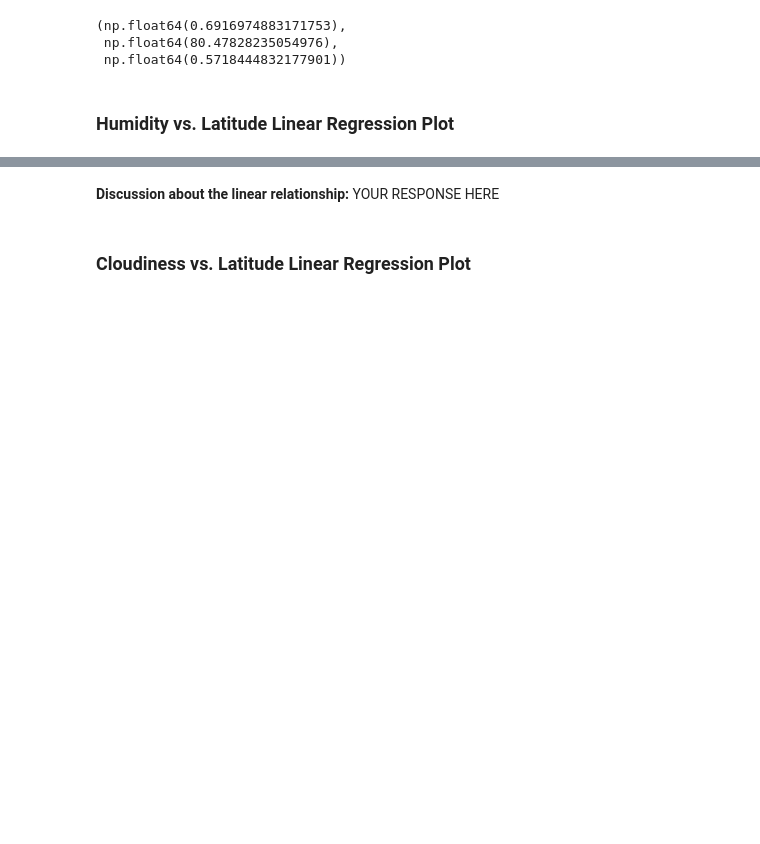
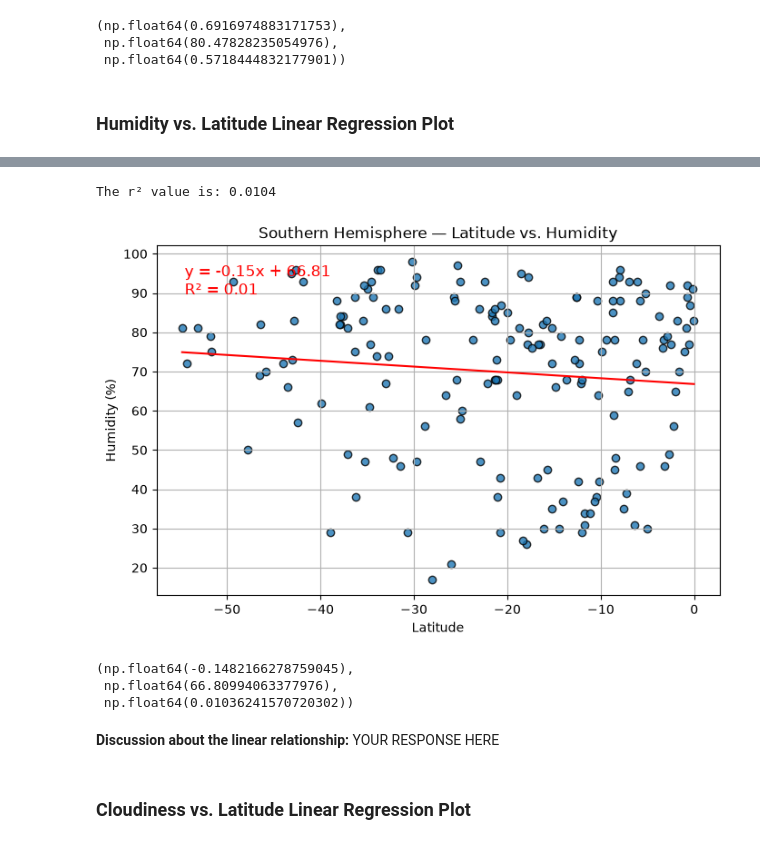
Before and after one commit to a1990alpalo/python-api-challenge-2023, a Jupyter notebook: WeatherPy.ipynb, the cells around one changed output, grey strips where cells are left out. Drawn from its saved outputs; the diff is of its cells as text; code cells hidden in the pictures; blank space fills up the shorter version.

```diff
--- a/WeatherPy.ipynb
+++ b/WeatherPy.ipynb
@@ -470,3 +434,20 @@ The r^2 value is: {r_value**2}
+# %%
+# Southern Hemisphere
+# Southern Hemisphere
+create_linear_regression_plot(
+    southern_hemi_df,
+    "Lat",
+    "Humidity",
+    "Southern Hemisphere — Latitude vs. Humidity",
+    "Humidity (%)",
+    "southern_humidity_regression.png",
+)
+# %% [output]
+The r² value is: 0.0104
+[figure, added]
+(np.float64(-0.1482166278759045),
+ np.float64(66.80994063377976),
+ np.float64(0.01036241570720302))
 # %% [markdown]
 **Discussion about the linear relationship:** YOUR RESPONSE HERE
 # %% [markdown]
```
Also changed, not shown: parts of 11 cells of this notebook, 6 other files.
